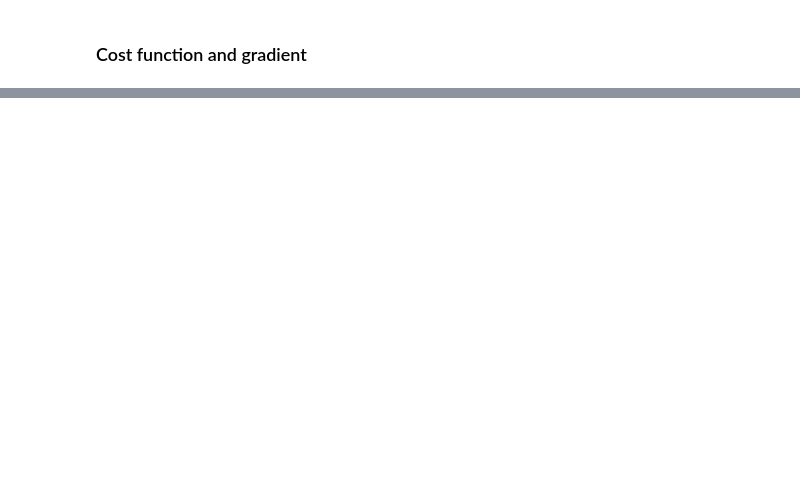
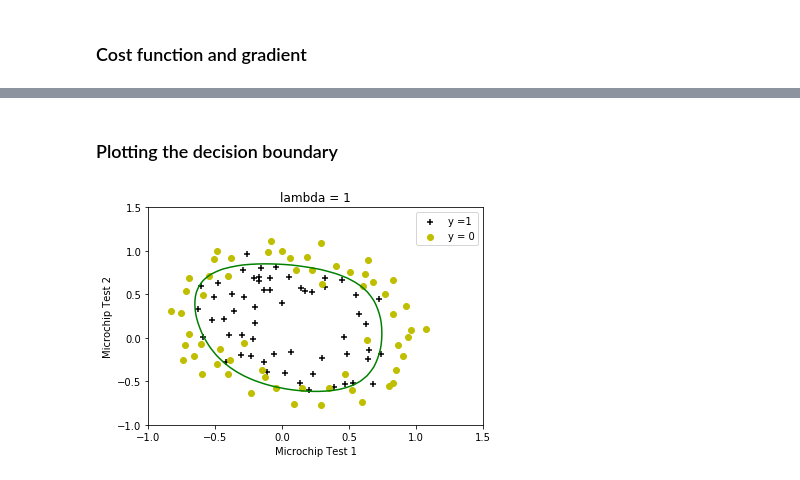
Before and after one commit to ZhuHaizhen/AndrewNg-ML-Python-Implementation, a Jupyter notebook: logistic_regularization.ipynb, the cells around one changed output, grey strips where cells are left out. Drawn from its saved outputs; the diff is of its cells as text; code cells hidden in the pictures; blank space fills up the shorter version.

```diff
--- a/logistic_regularization.ipynb
+++ b/logistic_regularization.ipynb
@@ -47,0 +85,24 @@ x_reg = map_feature(x0[:, 0:1], x0[:, 1:2])
+# %%
+from scipy import optimize
+
+
+def f(theta, x, y, reg):
+    theta = theta.reshape(-1, 1)
+    theta_1 = theta[1:, :]
+    m = x.shape[0]
+    j = -1 * np.sum(y * (np.log(sigmoid(x.dot(theta)))) + (1 - y) * (np.log(1 - sigmoid(x.dot(theta))))) / m + reg / (2 * m) * theta_1.T.dot(theta_1)
+
+    return j
+
+
+def jac(theta, x, y, reg):
+    theta = theta.reshape(-1, 1)
+    theta_1 = theta[1:, :]
+    m = x.shape[0]
+    grad = (x.T.dot(sigmoid(x.dot(theta)) - y)) / m
+    grad[1:, :] += reg / m * theta_1
+
+    return grad.ravel()
+
+res = optimize.minimize(fun=f, x0=initial_theta.ravel(), args=(x_reg, y0, reg0), method='CG', jac=jac)
+print(res)
@@ -47,0 +130,20 @@ x_reg = map_feature(x0[:, 0:1], x0[:, 1:2])
+# %% [markdown]
+### Plotting the decision boundary
+# %%
+x1 = np.linspace(-1, 1.5, 50)
+x2 = np.linspace(-1, 1.5, 50)
+xx1, xx2 = np.meshgrid(x1, x2)
+xx_reg = map_feature(xx1.ravel().reshape(-1, 1), xx2.ravel().reshape(-1, 1))
+h = sigmoid(xx_reg.dot(res.x)).reshape(50, 50)
+
+plt.figure(111)
+plt.scatter(x0[pos, 0], x0[pos, 1], color='black', marker='+', label='y =1')
+plt.scatter(x0[neg, 0], x0[neg, 1], color='y', marker='o', label='y = 0')
+plt.contour(xx1, xx2, h, [0.5], colors='green')
+plt.xlabel('Microchip Test 1')
+plt.ylabel('Microchip Test 2')
+plt.legend(loc='best')
+plt.title('lambda = 1')
+plt.show()
+# %% [output]
+[figure, added]
```
Also changed, not shown: parts of 4 cells of this notebook.
